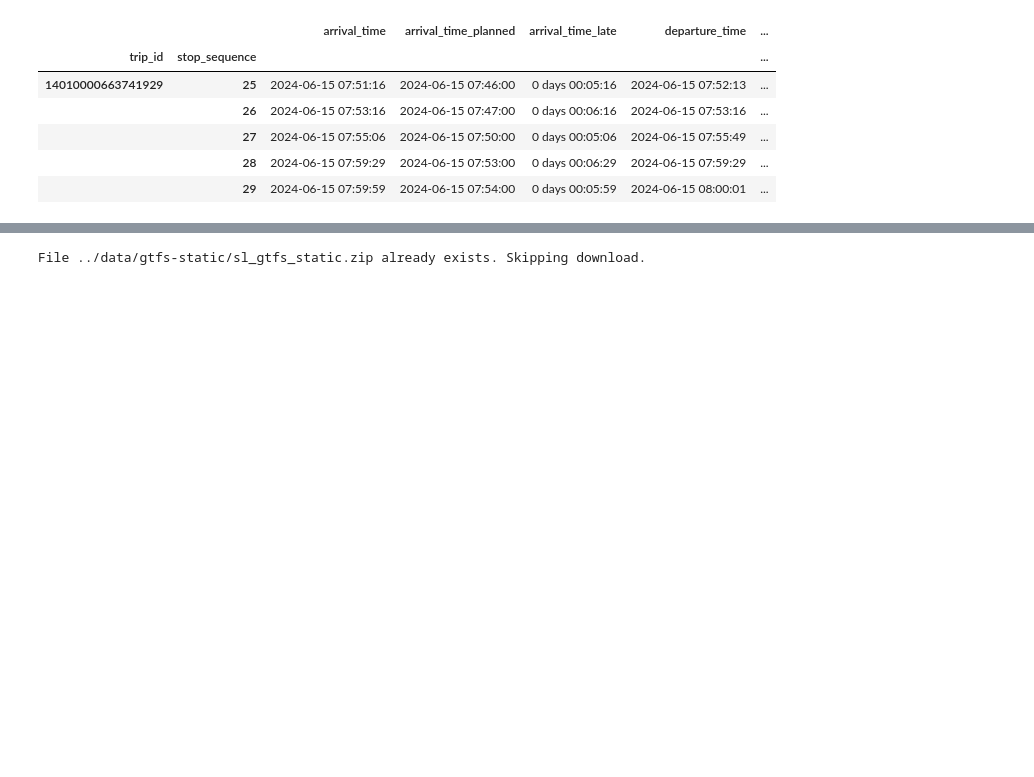
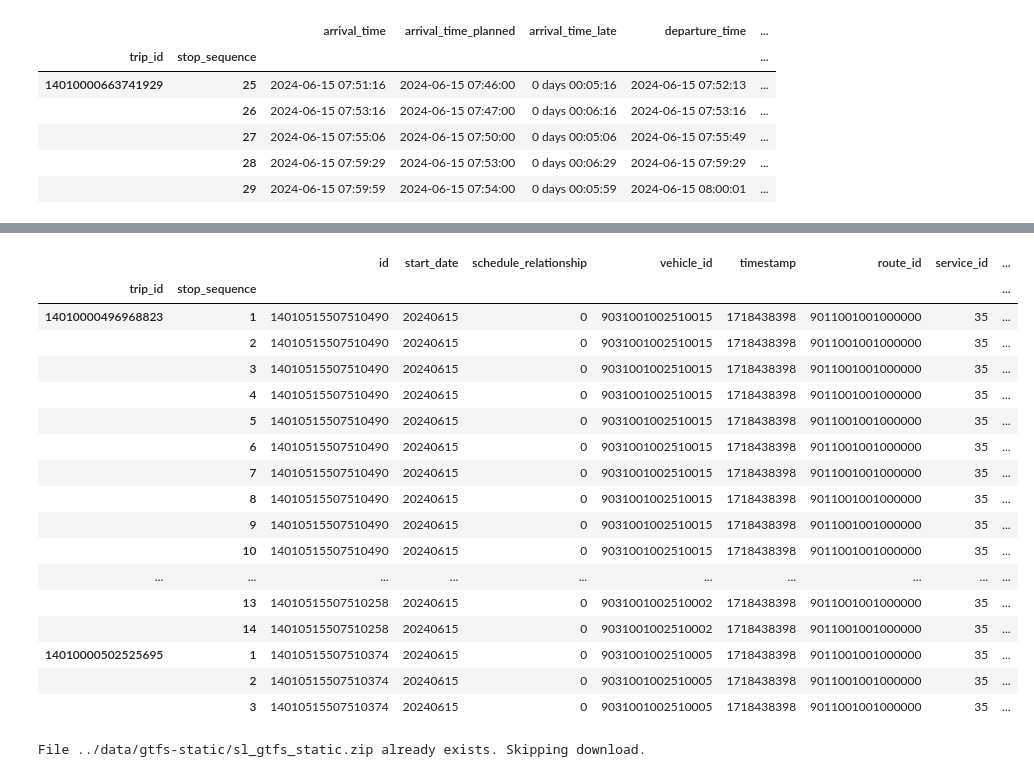
Before and after one commit to lukasfri/kth-id2223-project, a Jupyter notebook: backend/src/visual_data.ipynb, the cells around one changed output, grey strips where cells are left out. Cells and saved outputs as stored; diff of their text form; code cells hidden in the pictures; blank space fills up the shorter version.

```diff
--- a/backend/src/visual_data.ipynb
+++ b/backend/src/visual_data.ipynb
@@ -235,3 +224,39 @@ route_dt.head(20)
+# %%
+df_exploded_with_stop_times = df_exploded_with_stop_times.sort_values(['trip_id', 'stop_sequence'])
+
+df_exploded_with_stop_times['arrival_time_prev'] = df_exploded_with_stop_times.groupby('trip_id')['arrival_time'].shift(1)
+df_exploded_with_stop_times['departure_time_prev'] = df_exploded_with_stop_times.groupby('trip_id')['departure_time'].shift(1)
+df_exploded_with_stop_times['arrival_time_planned_prev'] = df_exploded_with_stop_times.groupby('trip_id')['arrival_time_planned'].shift(1)
+df_exploded_with_stop_times['departure_time_planned_prev'] = df_exploded_with_stop_times.groupby('trip_id')['departure_time_planned'].shift(1)
+df_exploded_with_stop_times['arrival_time_late_prev'] = df_exploded_with_stop_times.groupby('trip_id')['arrival_time_late'].shift(1)
+df_exploded_with_stop_times['departure_time_late_prev'] = df_exploded_with_stop_times.groupby('trip_id')['departure_time_late'].shift(1)
+
+df_exploded_with_stop_times['arrival_time_next'] = df_exploded_with_stop_times.groupby('trip_id')['arrival_time'].shift(-1)
+df_exploded_with_stop_times['departure_time_next'] = df_exploded_with_stop_times.groupby('trip_id')['departure_time'].shift(-1)
+df_exploded_with_stop_times['arrival_time_planned_next'] = df_exploded_with_stop_times.groupby('trip_id')['arrival_time_planned'].shift(-1)
+df_exploded_with_stop_times['departure_time_planned_next'] = df_exploded_with_stop_times.groupby('trip_id')['departure_time_planned'].shift(-1)
+df_exploded_with_stop_times['arrival_time_late_next'] = df_exploded_with_stop_times.groupby('trip_id')['arrival_time_late'].shift(-1)
+df_exploded_with_stop_times['departure_time_late_next'] = df_exploded_with_stop_times.groupby('trip_id')['departure_time_late'].shift(-1)
+df_exploded_with_stop_times.head(40)
+# %% [output]
+|  |  | id | start_date | schedule_relationship | vehicle_id | timestamp | route_id | service_id | ... |
+| trip_id | stop_sequence |  |  |  |  |  |  |  | ... |
+| 14010000496968823 | 1 | 14010515507510490 | 20240615 | 0 | 9031001002510015 | 1718438398 | 9011001001000000 | 35 | ... |
+|  | 2 | 14010515507510490 | 20240615 | 0 | 9031001002510015 | 1718438398 | 9011001001000000 | 35 | ... |
+|  | 3 | 14010515507510490 | 20240615 | 0 | 9031001002510015 | 1718438398 | 9011001001000000 | 35 | ... |
+|  | 4 | 14010515507510490 | 20240615 | 0 | 9031001002510015 | 1718438398 | 9011001001000000 | 35 | ... |
+|  | 5 | 14010515507510490 | 20240615 | 0 | 9031001002510015 | 1718438398 | 9011001001000000 | 35 | ... |
+|  | 6 | 14010515507510490 | 20240615 | 0 | 9031001002510015 | 1718438398 | 9011001001000000 | 35 | ... |
+|  | 7 | 14010515507510490 | 20240615 | 0 | 9031001002510015 | 1718438398 | 9011001001000000 | 35 | ... |
+|  | 8 | 14010515507510490 | 20240615 | 0 | 9031001002510015 | 1718438398 | 9011001001000000 | 35 | ... |
+|  | 9 | 14010515507510490 | 20240615 | 0 | 9031001002510015 | 1718438398 | 9011001001000000 | 35 | ... |
+|  | 10 | 14010515507510490 | 20240615 | 0 | 9031001002510015 | 1718438398 | 9011001001000000 | 35 | ... |
+| ... | ... | ... | ... | ... | ... | ... | ... | ... | ... |
+|  | 13 | 14010515507510258 | 20240615 | 0 | 9031001002510002 | 1718438398 | 9011001001000000 | 35 | ... |
+|  | 14 | 14010515507510258 | 20240615 | 0 | 9031001002510002 | 1718438398 | 9011001001000000 | 35 | ... |
+| 14010000502525695 | 1 | 14010515507510374 | 20240615 | 0 | 9031001002510005 | 1718438398 | 9011001001000000 | 35 | ... |
+|  | 2 | 14010515507510374 | 20240615 | 0 | 9031001002510005 | 1718438398 | 9011001001000000 | 35 | ... |
+|  | 3 | 14010515507510374 | 20240615 | 0 | 9031001002510005 | 1718438398 | 9011001001000000 | 35 | ... |
 # %%
 from gtfs import download_gtfs_static_file
 
```
Also changed, not shown: parts of 9 cells of this notebook, 1 other file.
